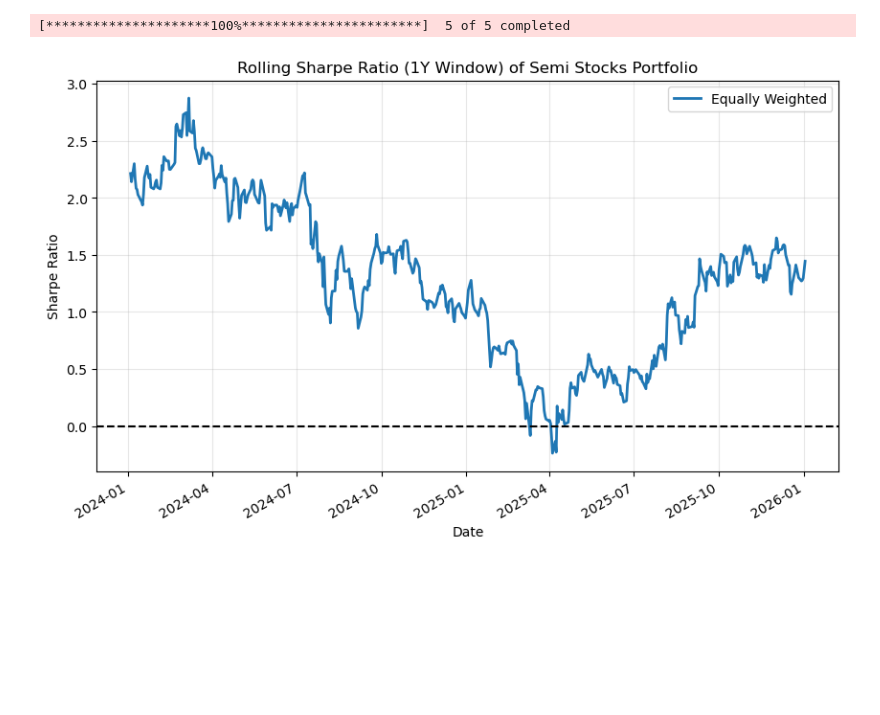
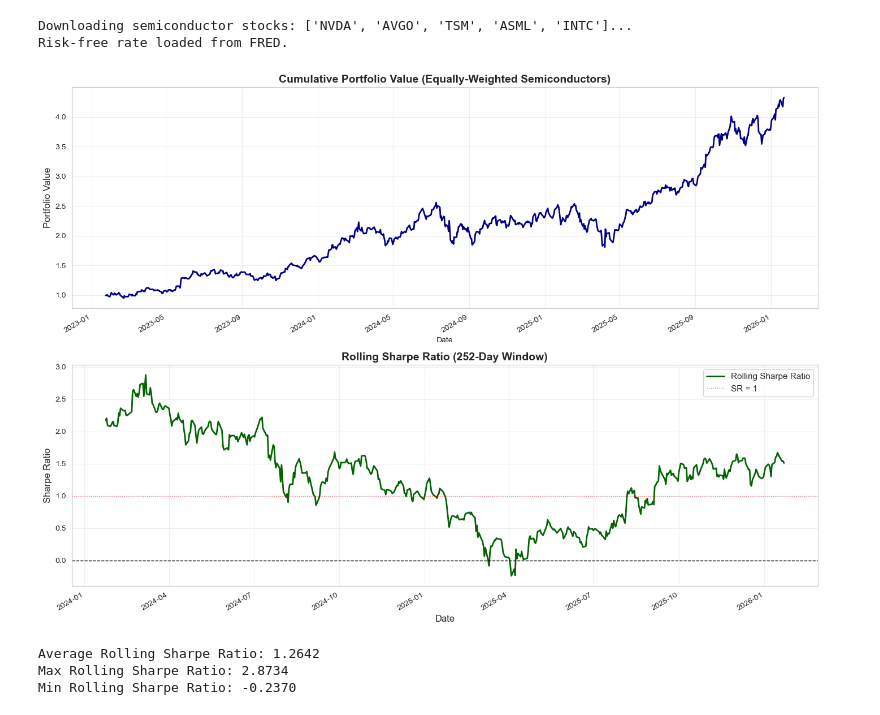
Before and after one commit to weitseu/Quant-Prep, a Jupyter notebook: stock_return_analysis.ipynb, the cells around one changed output. Cells and saved outputs as stored; diff of their text form; code cells hidden in the pictures; blank space fills up the shorter version.

```diff
--- a/stock_return_analysis.ipynb
+++ b/stock_return_analysis.ipynb
@@ -3,5 +3,9 @@ import numpy as np
 import pandas as pd
 import yfinance as yf
 import matplotlib.pyplot as plt
+from scipy import stats
+import seaborn as sns
+sns.set_style('whitegrid')
+plt.rcParams['figure.figsize'] = (12, 6)
 # %%
 # Use yfinance to download Nikkei225 and S&P500 daily data
@@ -231,41 +246,71 @@ WULF   -0.317391  2.233950  2.649137  1.170276
 # %%
 # Rolling Sharpe ratio
-
 semi_tickers = ['NVDA', 'AVGO', 'TSM', 'ASML', 'INTC']
 
-data3 = yf.download(semi_tickers,  period='3y', auto_adjust=False)['Adj Close']
-
+print(f"Downloading semiconductor stocks: {semi_tickers}...")
+data3 = yf.download(semi_tickers, period='3y', progress=False, auto_adjust=False)['Adj Close']
 returns = data3.pct_change().dropna()
 
+# Equally-weighted portfolio
 equal_weight = np.array([0.2, 0.2, 0.2, 0.2, 0.2])
-
 portfolio_return = returns.dot(equal_weight)
 
-import pandas_datareader as pdr
-rf_list = pdr.DataReader('DGS1', 'fred')
-rf = rf_list / 100 # convert to decimal
-rf = rf.reindex(returns.index).ffill() # align to trading days
-rf_daily = rf['DGS1'] / 252
+# Get risk-free rate (US 1-Year Treasury)
+try:
+    import pandas_datareader as pdr
+    rf_list = pdr.DataReader('DGS1', 'fred')
+    rf = rf_list / 100  # convert to decimal
+    rf = rf.reindex(returns.index).ffill()  # align to trading days
+    rf_daily = rf['DGS1'] / 252
+    print("Risk-free rate loaded from FRED.")
+except:
+    print("Warning: Could not load risk-free rate. Using 0.03 annualized.")
+    rf_daily = pd.Series(0.03 / 252, index=returns.index)
 
-window_size = 252  # rolling window
+# Calculate rolling Sharpe ratio
+window_size = 252  # 1-year window
 
 def rolling_sharpe(returns, rf_daily, window):
+    """Calculate rolling Sharpe ratio."""
     excess = returns - rf_daily
     mean = excess.rolling(window).mean()
     std = excess.rolling(window).std()
     return np.sqrt(252) * mean / std
 
 sharpe = rolling_sharpe(portfolio_return, rf_daily, window_size)
 
-plt.figure(figsize=(10,6))
-sharpe.plot(label="Equally Weighted", lw=2)
-plt.axhline(0, color='black', linestyle='--')
-plt.title("Rolling Sharpe Ratio (1Y Window) of Semi Stocks Portfolio")
-plt.ylabel("Sharpe Ratio")
-plt.xlabel("Date")
-plt.legend()
-plt.grid(alpha=0.3)
+# Plot
+fig, axes = plt.subplots(2, 1, figsize=(14, 10))
+
+# Cumulative returns
+cumulative = (1 + portfolio_return).cumprod()
+cumulative.plot(ax=axes[0], linewidth=2, color='darkblue')
+axes[0].set_title('Cumulative Portfolio Value (Equally-Weighted Semiconductors)',
+                  fontsize=14, fontweight='bold')
+axes[0].set_ylabel('Portfolio Value', fontsize=12)
+axes[0].grid(True, alpha=0.3)
+
+# Rolling Sharpe
+sharpe.plot(ax=axes[1], label='Rolling Sharpe Ratio', linewidth=2, color='darkgreen')
+axes[1].axhline(0, color='black', linestyle='--', linewidth=1)
+axes[1].axhline(1, color='red', linestyle=':', linewidth=1, alpha=0.5, label='SR = 1')
+axes[1].set_title(f'Rolling Sharpe Ratio ({window_size}-Day Window)',
+                  fontsize=14, fontweight='bold')
+axes[1].set_ylabel('Sharpe Ratio', fontsize=12)
+axes[1].set_xlabel('Date', fontsize=12)
+axes[1].legend(fontsize=11)
+axes[1].grid(True, alpha=0.3)
+
+plt.tight_layout()
 plt.show()
+
+print(f"Average Rolling Sharpe Ratio: {sharpe.mean():.4f}")
+print(f"Max Rolling Sharpe Ratio: {sharpe.max():.4f}")
+print(f"Min Rolling Sharpe Ratio: {sharpe.min():.4f}")
 # %% [output]
-[*********************100%***********************]  5 of 5 completed
+Downloading semiconductor stocks: ['NVDA', 'AVGO', 'TSM', 'ASML', 'INTC']...
+Risk-free rate loaded from FRED.
-[figure, old version]
+[figure, new version]
+Average Rolling Sharpe Ratio: 1.2642
+Max Rolling Sharpe Ratio: 2.8734
+Min Rolling Sharpe Ratio: -0.2370
```
Also changed, not shown: parts of 13 cells of this notebook, 7 other files.
